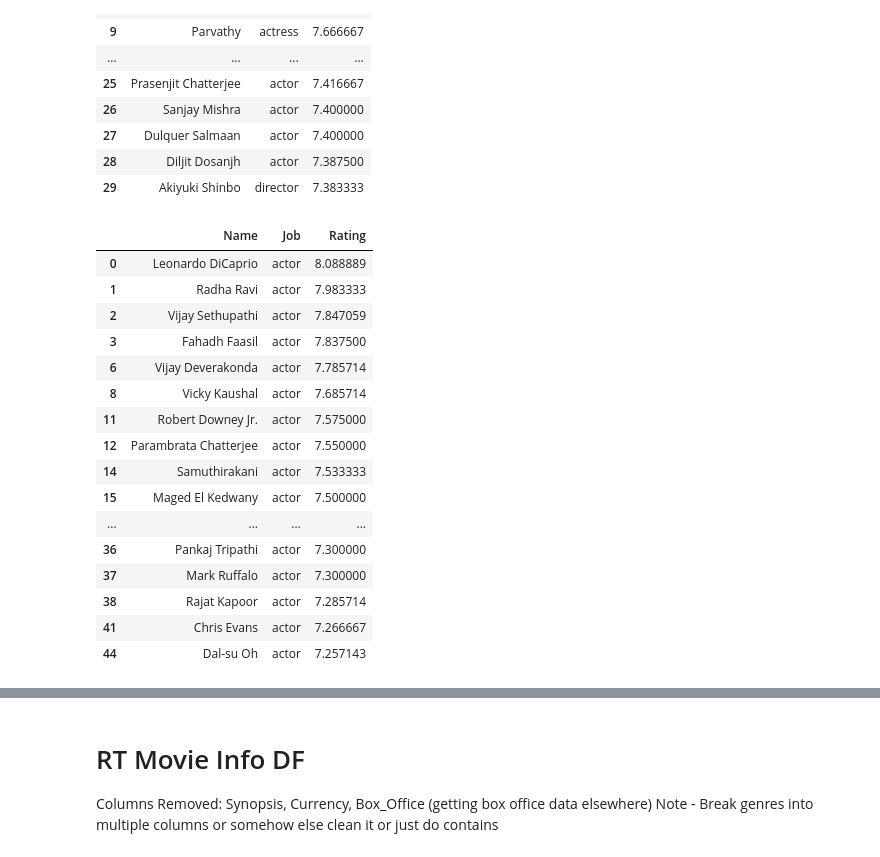
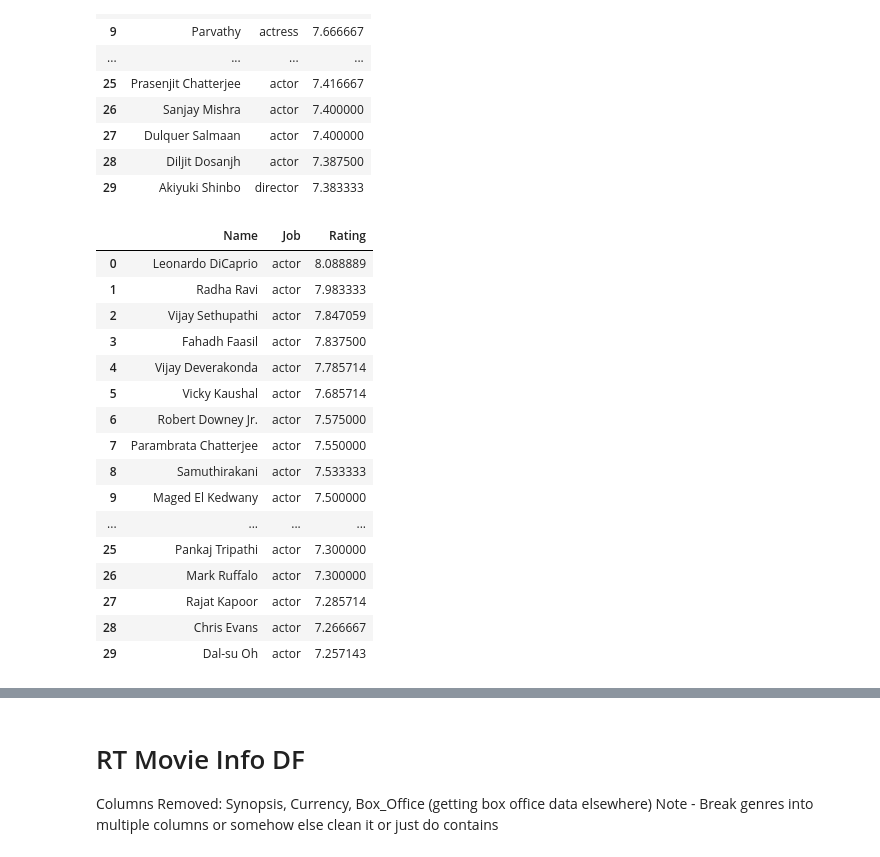
Before and after one commit to charlesmpan/FilmStudioMovieRec, a Jupyter notebook: final_notebook_cpan.ipynb, the cells around one changed output, grey strips where cells are left out. Cells and saved outputs as stored; diff of their text form; code cells hidden in the pictures.

```diff
--- a/final_notebook_cpan.ipynb
+++ b/final_notebook_cpan.ipynb
@@ -753,23 +777,23 @@ imdb_names.head(30)
 | 28 | Diljit Dosanjh | actor | 7.387500 |
 | 29 | Akiyuki Shinbo | director | 7.383333 |
 # %%
-imdb_actors = imdb_names.loc[imdb_names['Job']=='actor']
+imdb_actors = imdb_names.loc[imdb_names['Job']=='actor'].reset_index(drop=True)
 imdb_actors.head(30) #Actors
 # %% [output]
 |  | Name | Job | Rating |
 | 0 | Leonardo DiCaprio | actor | 8.088889 |
 | 1 | Radha Ravi | actor | 7.983333 |
 | 2 | Vijay Sethupathi | actor | 7.847059 |
 | 3 | Fahadh Faasil | actor | 7.837500 |
-| 6 | Vijay Deverakonda | actor | 7.785714 |
-| 8 | Vicky Kaushal | actor | 7.685714 |
-| 11 | Robert Downey Jr. | actor | 7.575000 |
-| 12 | Parambrata Chatterjee | actor | 7.550000 |
-| 14 | Samuthirakani | actor | 7.533333 |
-| 15 | Maged El Kedwany | actor | 7.500000 |
+| 4 | Vijay Deverakonda | actor | 7.785714 |
+| 5 | Vicky Kaushal | actor | 7.685714 |
+| 6 | Robert Downey Jr. | actor | 7.575000 |
+| 7 | Parambrata Chatterjee | actor | 7.550000 |
+| 8 | Samuthirakani | actor | 7.533333 |
+| 9 | Maged El Kedwany | actor | 7.500000 |
 | ... | ... | ... | ... |
-| 36 | Pankaj Tripathi | actor | 7.300000 |
-| 37 | Mark Ruffalo | actor | 7.300000 |
-| 38 | Rajat Kapoor | actor | 7.285714 |
-| 41 | Chris Evans | actor | 7.266667 |
-| 44 | Dal-su Oh | actor | 7.257143 |
+| 25 | Pankaj Tripathi | actor | 7.300000 |
+| 26 | Mark Ruffalo | actor | 7.300000 |
+| 27 | Rajat Kapoor | actor | 7.285714 |
+| 28 | Chris Evans | actor | 7.266667 |
+| 29 | Dal-su Oh | actor | 7.257143 |
```
Also changed, not shown: parts of 26 cells of this notebook.
